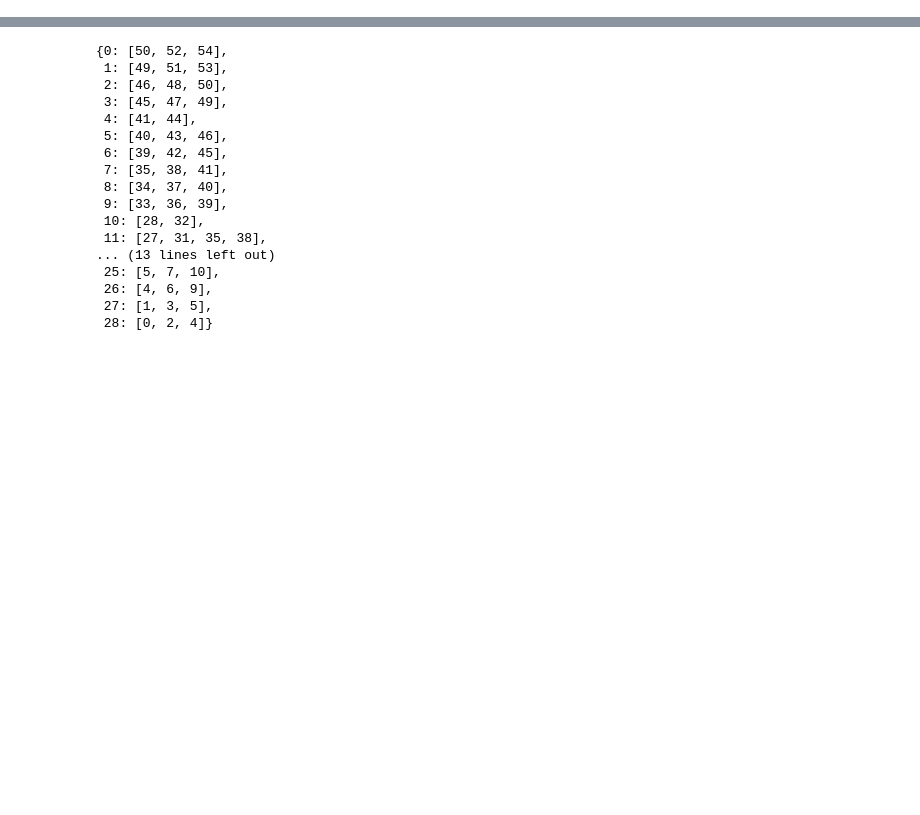
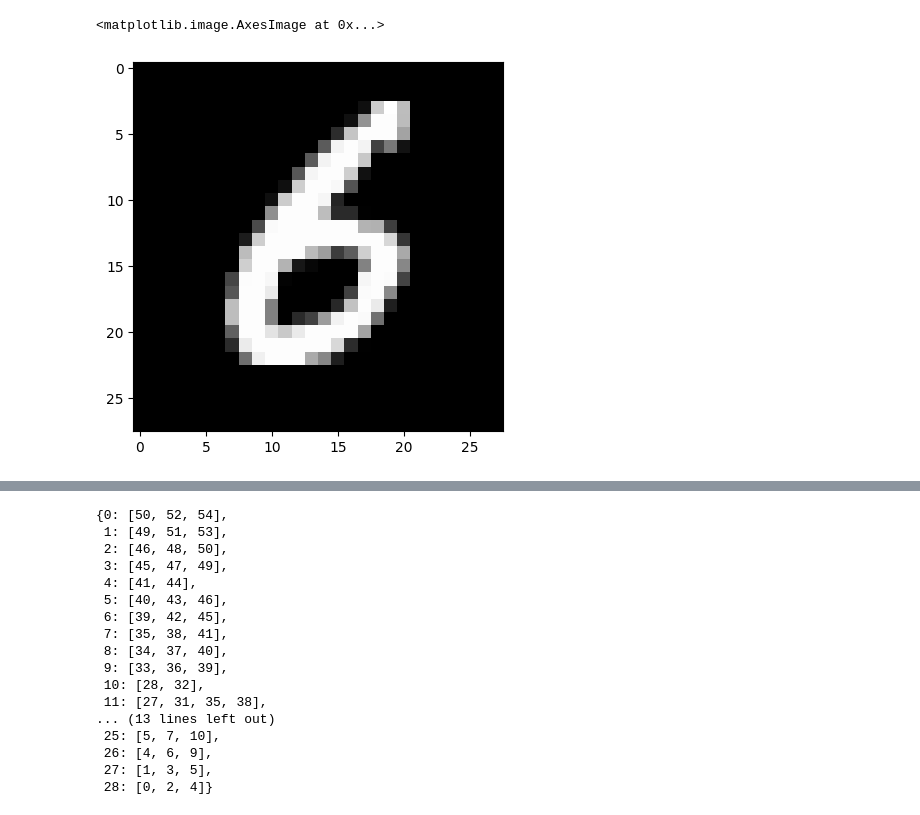
Before and after one commit to siroj99/Master_thesis, a Jupyter notebook: code/MNIST_examples.ipynb, the cells around one changed output, grey strips where cells are left out. Cells and saved outputs as stored; diff of their text form; code cells hidden in the pictures; blank space fills up the shorter version.

```diff
--- a/code/MNIST_examples.ipynb
+++ b/code/MNIST_examples.ipynb
@@ -250,2 +274,10 @@ plt.imshow(X[id_image], cmap="gray")
+# %%
+from PIL import Image
+id_image = 30
+# Image.fromarray((255-X[id_image]).astype(np.uint8)).convert("L")#.save("../figures/mnist_4.png")
+plt.imshow(X[id_image], cmap="gray")
+# %% [output]
+<matplotlib.image.AxesImage at 0x...>
+[figure, added]
 # %%
 # f = filtration_from_image(np_array=X[3], cover = CubicalCover(10, overlap_frac=0.4, algorithm="standard"), cluster_algorithm=DBSCAN(eps=2, min_samples=2), use_y_as_color=True, use_new_filtration=False)#, save_to_html="ballmapper_filtration_mnist_8.html")
```
Also changed, not shown: parts of 11 cells of this notebook, 4 other files.
